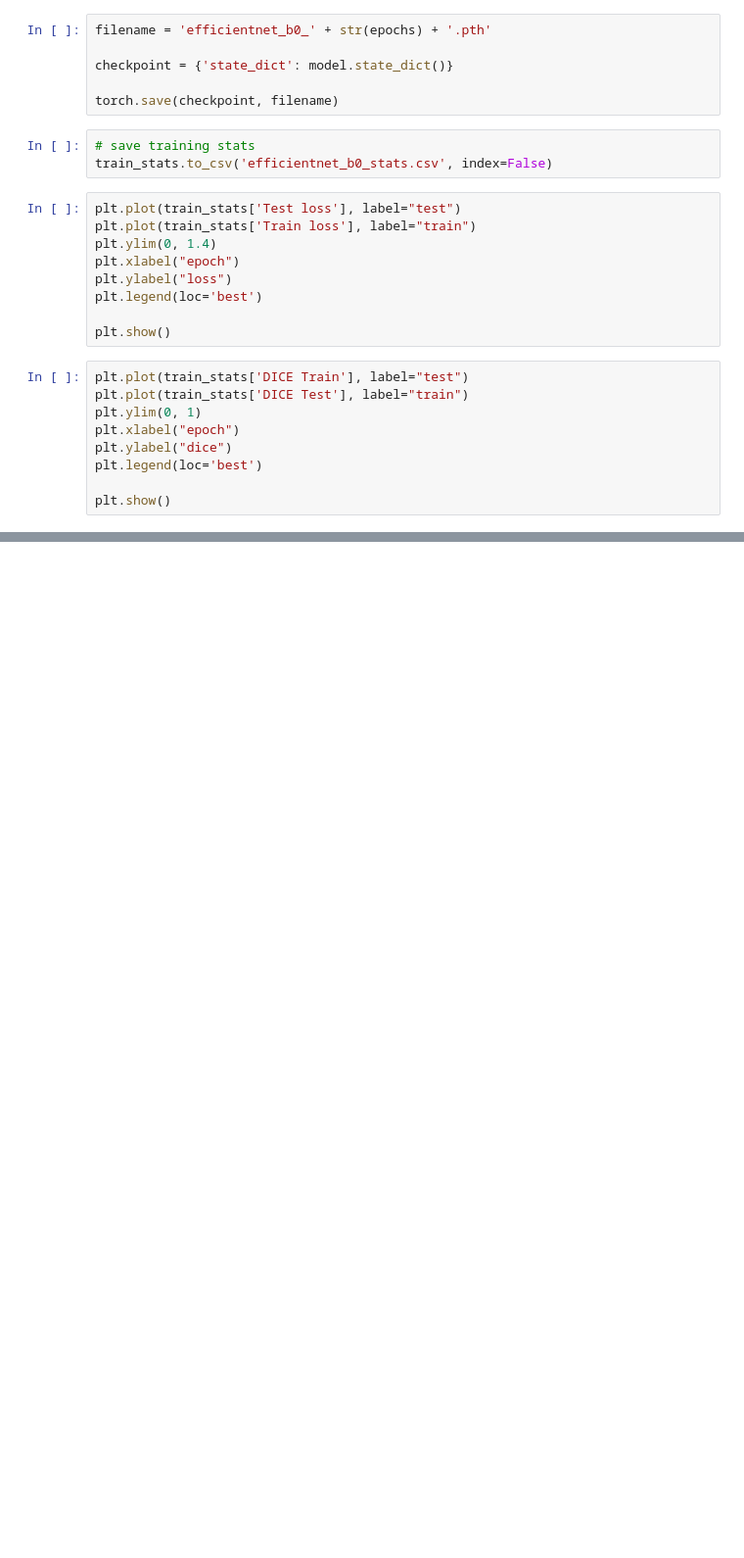
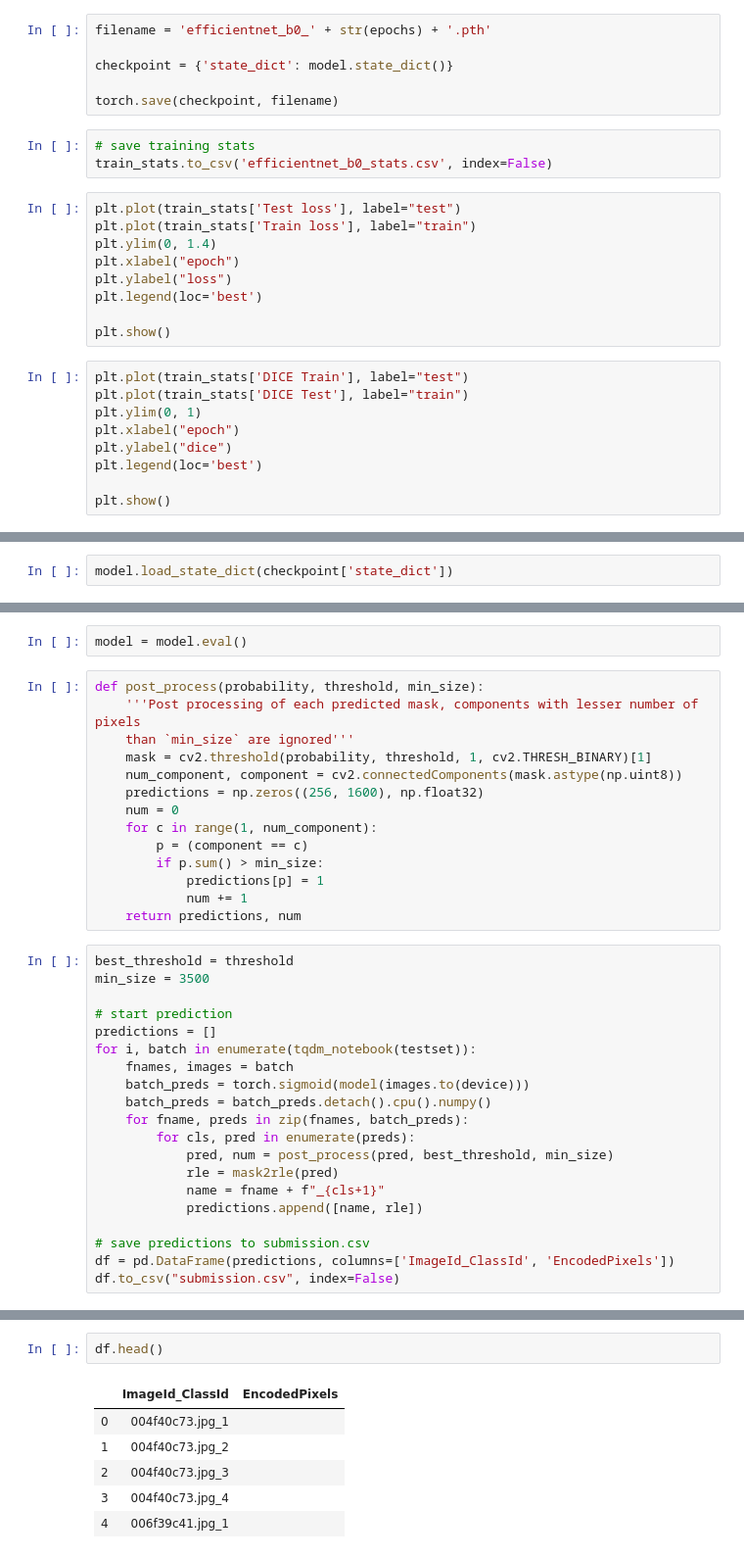
Before and after one commit to Lexie88rus/steel_defect_detection, a Jupyter notebook: steel-efficientnetb0-unet.ipynb, the cells around one changed output, grey strips where cells are left out. Shown at 98% size. Cells and saved outputs as stored; diff of their text form; blank space fills up the shorter version.

Commit message:
Updated the EfficientNet notebook: Added inference part

```diff
--- a/steel-efficientnetb0-unet.ipynb
+++ b/steel-efficientnetb0-unet.ipynb
@@ -524,0 +544,2 @@ print('DICE test: {}'.format(dice_test))
+# %%
+model.load_state_dict(checkpoint['state_dict'])
@@ -524,0 +619,36 @@ print('DICE test: {}'.format(dice_test))
+# %%
+model = model.eval()
+# %%
+def post_process(probability, threshold, min_size):
+    '''Post processing of each predicted mask, components with lesser number of pixels
+    than `min_size` are ignored'''
+    mask = cv2.threshold(probability, threshold, 1, cv2.THRESH_BINARY)[1]
+    num_component, component = cv2.connectedComponents(mask.astype(np.uint8))
+    predictions = np.zeros((256, 1600), np.float32)
+    num = 0
+    for c in range(1, num_component):
+        p = (component == c)
+        if p.sum() > min_size:
+            predictions[p] = 1
+            num += 1
+    return predictions, num
+# %%
+best_threshold = threshold
+min_size = 3500
+
+# start prediction
+predictions = []
+for i, batch in enumerate(tqdm_notebook(testset)):
+    fnames, images = batch
+    batch_preds = torch.sigmoid(model(images.to(device)))
+    batch_preds = batch_preds.detach().cpu().numpy()
+    for fname, preds in zip(fnames, batch_preds):
+        for cls, pred in enumerate(preds):
+            pred, num = post_process(pred, best_threshold, min_size)
+            rle = mask2rle(pred)
+            name = fname + f"_{cls+1}"
+            predictions.append([name, rle])
+
+# save predictions to submission.csv
+df = pd.DataFrame(predictions, columns=['ImageId_ClassId', 'EncodedPixels'])
+df.to_csv("submission.csv", index=False)
@@ -524,0 +657,9 @@ print('DICE test: {}'.format(dice_test))
+# %%
+df.head()
+# %% [output]
+|  | ImageId_ClassId | EncodedPixels |
+| 0 | 004f40c73.jpg_1 |  |
+| 1 | 004f40c73.jpg_2 |  |
+| 2 | 004f40c73.jpg_3 |  |
+| 3 | 004f40c73.jpg_4 |  |
+| 4 | 006f39c41.jpg_1 |  |
```
Also changed, not shown: parts of 13 cells of this notebook.
